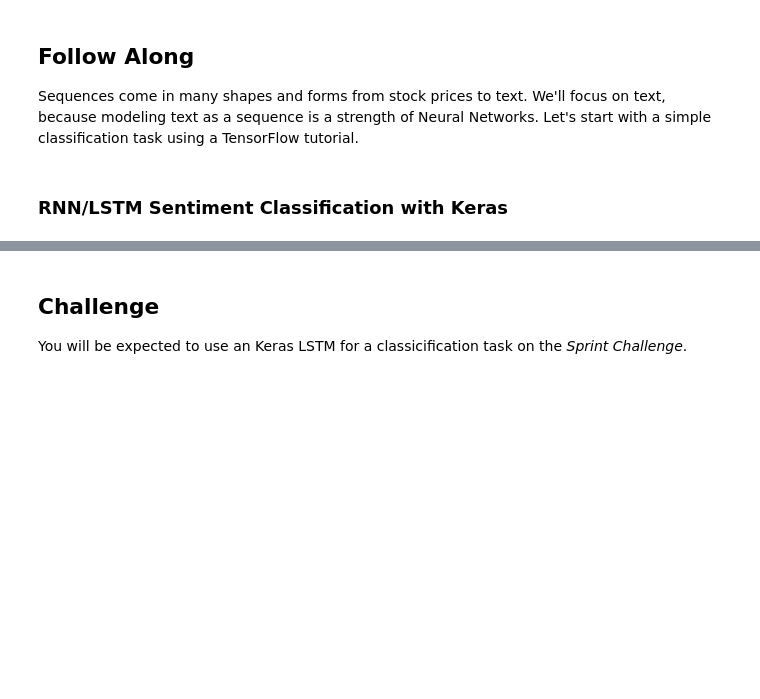
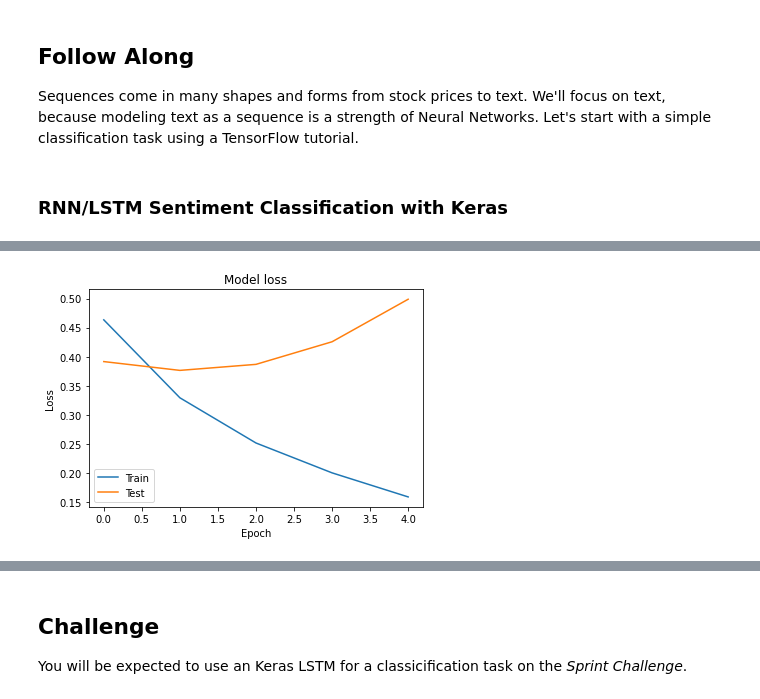
Before and after one commit to Khislatz/DS-Unit-4-Sprint-3-Deep-Learning, a Jupyter notebook: module1-rnn-and-lstm/LS_DS_431_RNN_and_LSTM_Lecture.ipynb, the cells around one changed output, grey strips where cells are left out. Saved outputs shown, nothing was run; the diff lists cells and outputs as text; code cells hidden in the pictures; blank space fills up the shorter version.

```diff
--- a/module1-rnn-and-lstm/LS_DS_431_RNN_and_LSTM_Lecture.ipynb
+++ b/module1-rnn-and-lstm/LS_DS_431_RNN_and_LSTM_Lecture.ipynb
@@ -104,12 +416,19 @@ x_train[0]
 # %%
+# We can add a Spatial Dropout 1D
+
+from tensorflow.keras.layers import SpatialDropout1D
 model = Sequential()
-
 model.add(Embedding(max_features, 128))
+model.add(SpatialDropout1D(0.3))
 model.add(LSTM(128, dropout=0.2, recurrent_dropout=0.2))
+# output layer, sigmoid for binary
 model.add(Dense(1, activation='sigmoid'))
 
 model.compile(loss='binary_crossentropy',
-              optimizer='adam',
-              metrics=['accuracy'])
+             optimizer='adam',
+             metrics=['accuracy'])
 
 model.summary()
+# embedding param # is 128 x 20k = 2.56m
+# lstm param # is 128 x 128 = 131584
+#
@@ -116,5 +452,5 @@ model.summary()
 # %%
-unicorns = model.fit(x_train, y_train,
-          batch_size=batch_size,
-          epochs=5,
-          validation_data=(x_test,y_test))
+output_lstm = model.fit(x_train, y_train,
+         batch_size = batch_size,
+         epochs = 5,
+         validation_data = (x_test, y_test))
@@ -121,11 +469,14 @@ unicorns = model.fit(x_train, y_train,
 # %%
 import matplotlib.pyplot as plt
-
-# Plot training & validation loss values
-plt.plot(unicorns.history['loss'])
-plt.plot(unicorns.history['val_loss'])
+# 2nd history is a keyword, dictionary after .fit
+plt.plot(output_lstm.history['loss'])
+plt.plot(output_lstm.history['val_loss'])
 plt.title('Model loss')
 plt.ylabel('Loss')
 plt.xlabel('Epoch')
-plt.legend(['Train', 'Test'], loc='upper left')
+plt.legend(['Train','Test'])
 plt.show();
+
+# The test loss keeps increasing so we can try adding another lstm layer
+# %% [output]
+[figure, added]
```
Also changed, not shown: parts of 61 cells of this notebook.
